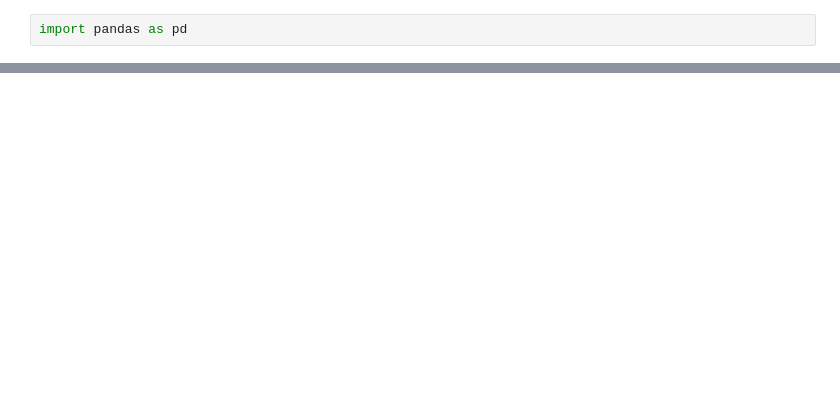
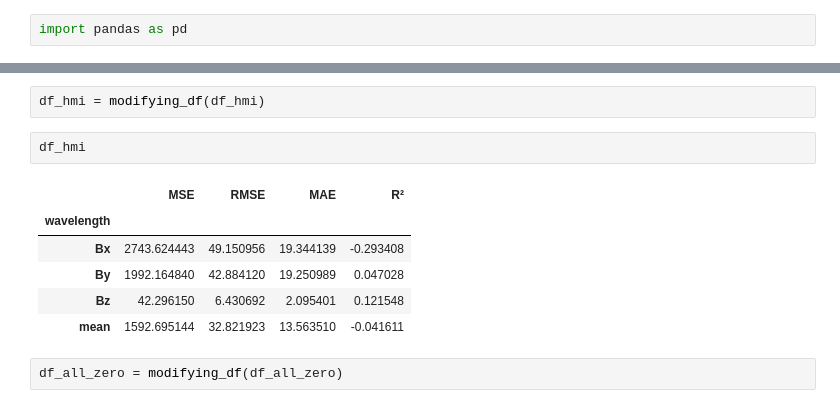
Before and after one commit to Joaggi/sdofmv2, a Jupyter notebook: notebooks/analysis/ds/missing_channel/missing_channel_results_table.ipynb, the cells around one changed output, grey strips where cells are left out. Cells and saved outputs as stored; diff of their text form; blank space fills up the shorter version.

```diff
--- a/notebooks/analysis/ds/missing_channel/missing_channel_results_table.ipynb
+++ b/notebooks/analysis/ds/missing_channel/missing_channel_results_table.ipynb
@@ -46,0 +60,13 @@ df_hmi[columns]
+# %%
+df_hmi = modifying_df(df_hmi)
+# %%
+df_hmi
+# %% [output]
+|  | MSE | RMSE | MAE | R² |
+| wavelength |  |  |  |  |
+| Bx | 2743.624443 | 49.150956 | 19.344139 | -0.293408 |
+| By | 1992.164840 | 42.884120 | 19.250989 | 0.047028 |
+| Bz | 42.296150 | 6.430692 | 2.095401 | 0.121548 |
+| mean | 1592.695144 | 32.821923 | 13.563510 | -0.041611 |
+# %%
+df_all_zero = modifying_df(df_all_zero)
```
Also changed, not shown: parts of 12 cells of this notebook, 4 other files.
